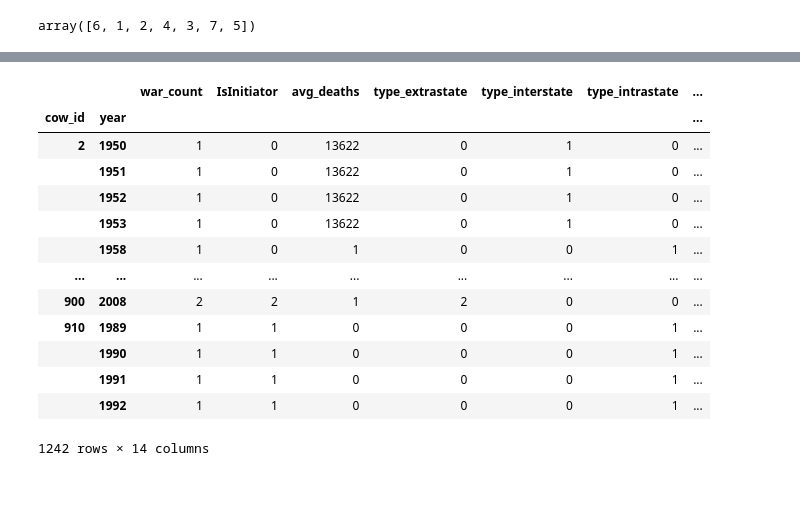
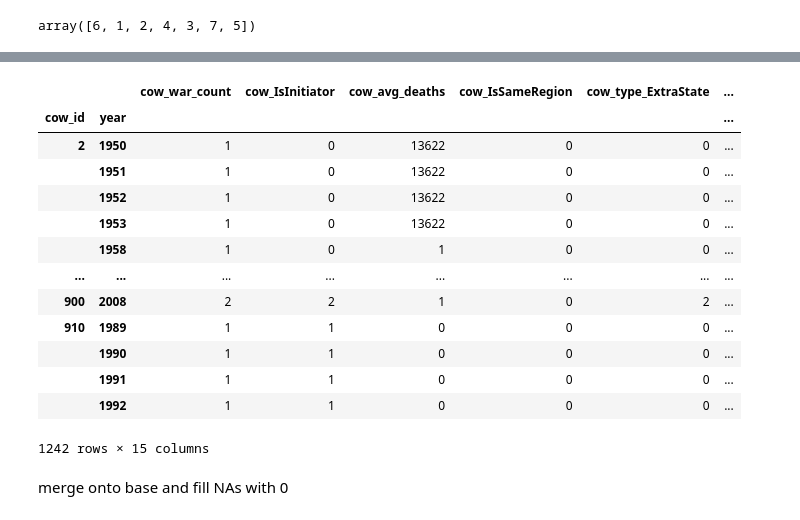
Before and after one commit to jenna-jordan/international-relations-database-extended, a Jupyter notebook: Mashup_Data/Merge_CoW.ipynb, the cells around one changed output, grey strips where cells are left out. Cells and saved outputs as stored; diff of their text form; code cells hidden in the pictures; blank space fills up the shorter version.

```diff
--- a/Mashup_Data/Merge_CoW.ipynb
+++ b/Mashup_Data/Merge_CoW.ipynb
@@ -48,5 +107,5 @@ cow_par_ts
 # %%
-cow_war = cow_war.rename(columns={'WarID': 'war_id', 'WarTypeName': 'war_type'})
-cow_merged = cow_par_ts.merge(cow_war, on=['war_id'], how='left')
-cow_merged
+cow_warloc = cow_war.merge(cow_loc2, on='WarID')
+cow_warloc = cow_warloc.rename(columns={'WarID': 'war_id', 'WarTypeName': 'war_type', 'Region': 'war_region'})
+cow_merged = cow_par_ts.merge(cow_warloc, on=['war_id'], how='left')
 # %% [output]
@@ -65,0 +125,23 @@ cow_merged
+# %%
+def get_state_region(row):
+    state = row.cow_id
+    region = "none"
+
+    if state < 200:
+        region = "W. Hemisphere"
+    elif state < 400:
+        region = "Europe"
+    elif state < 600:
+        region = "Africa"
+    elif state < 700:
+        region = "Middle East"
+    elif state < 900:
+        region = "Asia"
+    else:
+        region = "Oceania"
+
+    return region
+# %%
+cow_merged['state_region'] = cow_merged.apply(get_state_region, axis=1)
+cow_merged['IsSameRegion'] = cow_merged.apply(lambda x: x.state_region in x.war_region.split(','), axis=1).astype(int)
+cow_merged
@@ -106,7 +191,7 @@ cow_merged2['war_type'].unique()
 array(['Inter-State War ', 'Extra-State War ', 'Intra-State War ',
        'Non-State War '], dtype=object)
 # %%
-type_map = {'Inter-State War ':'interstate', 'Extra-State War ':'extrastate', 'Intra-State War ':'intrastate', 'Non-State War ':'nonstate'}
+type_map = {'Inter-State War':'InterState', 'Extra-State War':'ExtraState', 'Intra-State War':'IntraState', 'Non-State War':'NonState'}
 cow_merged2['war_type'] = cow_merged2['war_type'].map(type_map)
 type_dummy = pd.get_dummies(cow_merged2['war_type'], prefix='type')
 cow_merged2 = pd.concat([cow_merged2, type_dummy], axis=1)
@@ -132,32 +224,36 @@ Index(['year', 'cow_id', 'war_id', 'IsInitiator', 'Outcome', 'total_deaths',
 # %%
 cow_gb = cow_merged2.groupby(['cow_id', 'year']).agg({'war_id': 'nunique',
                                                       'IsInitiator': 'sum',
                                                       'avg_deaths': 'sum',
-                                                      'type_extrastate': 'sum',
-                                                      'type_interstate': 'sum',
-                                                      'type_intrastate': 'sum',
-                                                      'type_nonstate': 'sum',
+                                                      'IsSameRegion': 'sum',
+                                                      'type_ExtraState': 'sum',
+                                                      'type_InterState': 'sum',
+                                                      'type_IntraState': 'sum',
+                                                      'type_NonState': 'sum',
                                                       'outcome_cont-conflict': 'sum',
                                                       'outcome_lose': 'sum',
                                                       'outcome_ongoing2008': 'sum',
                                                       'outcome_stalemate': 'sum',
                                                       'outcome_tied': 'sum',
                                                       'outcome_war-transitioned': 'sum',
                                                       'outcome_win': 'sum'})
 cow_gb = cow_gb.rename(columns={'war_id': 'war_count'})
+cow_gb = cow_gb.add_prefix('cow_')
 cow_gb
 # %% [output]
-|  |  | war_count | IsInitiator | avg_deaths | type_extrastate | type_interstate | type_intrastate | ... |
-| cow_id | year |  |  |  |  |  |  | ... |
-| 2 | 1950 | 1 | 0 | 13622 | 0 | 1 | 0 | ... |
-|  | 1951 | 1 | 0 | 13622 | 0 | 1 | 0 | ... |
-|  | 1952 | 1 | 0 | 13622 | 0 | 1 | 0 | ... |
-|  | 1953 | 1 | 0 | 13622 | 0 | 1 | 0 | ... |
-|  | 1958 | 1 | 0 | 1 | 0 | 0 | 1 | ... |
-| ... | ... | ... | ... | ... | ... | ... | ... | ... |
-| 900 | 2008 | 2 | 2 | 1 | 2 | 0 | 0 | ... |
-| 910 | 1989 | 1 | 1 | 0 | 0 | 0 | 1 | ... |
-|  | 1990 | 1 | 1 | 0 | 0 | 0 | 1 | ... |
-|  | 1991 | 1 | 1 | 0 | 0 | 0 | 1 | ... |
-|  | 1992 | 1 | 1 | 0 | 0 | 0 | 1 | ... |
+|  |  | cow_war_count | cow_IsInitiator | cow_avg_deaths | cow_IsSameRegion | cow_type_ExtraState | ... |
+| cow_id | year |  |  |  |  |  | ... |
+| 2 | 1950 | 1 | 0 | 13622 | 0 | 0 | ... |
+|  | 1951 | 1 | 0 | 13622 | 0 | 0 | ... |
+|  | 1952 | 1 | 0 | 13622 | 0 | 0 | ... |
+|  | 1953 | 1 | 0 | 13622 | 0 | 0 | ... |
+|  | 1958 | 1 | 0 | 1 | 0 | 0 | ... |
+| ... | ... | ... | ... | ... | ... | ... | ... |
+| 900 | 2008 | 2 | 2 | 1 | 0 | 2 | ... |
+| 910 | 1989 | 1 | 1 | 0 | 0 | 0 | ... |
+|  | 1990 | 1 | 1 | 0 | 0 | 0 | ... |
+|  | 1991 | 1 | 1 | 0 | 0 | 0 | ... |
+|  | 1992 | 1 | 1 | 0 | 0 | 0 | ... |
-1242 rows × 14 columns
+1242 rows × 15 columns
+# %% [markdown]
+merge onto base and fill NAs with 0
```
Also changed, not shown: parts of 23 cells of this notebook, 13 other files.
